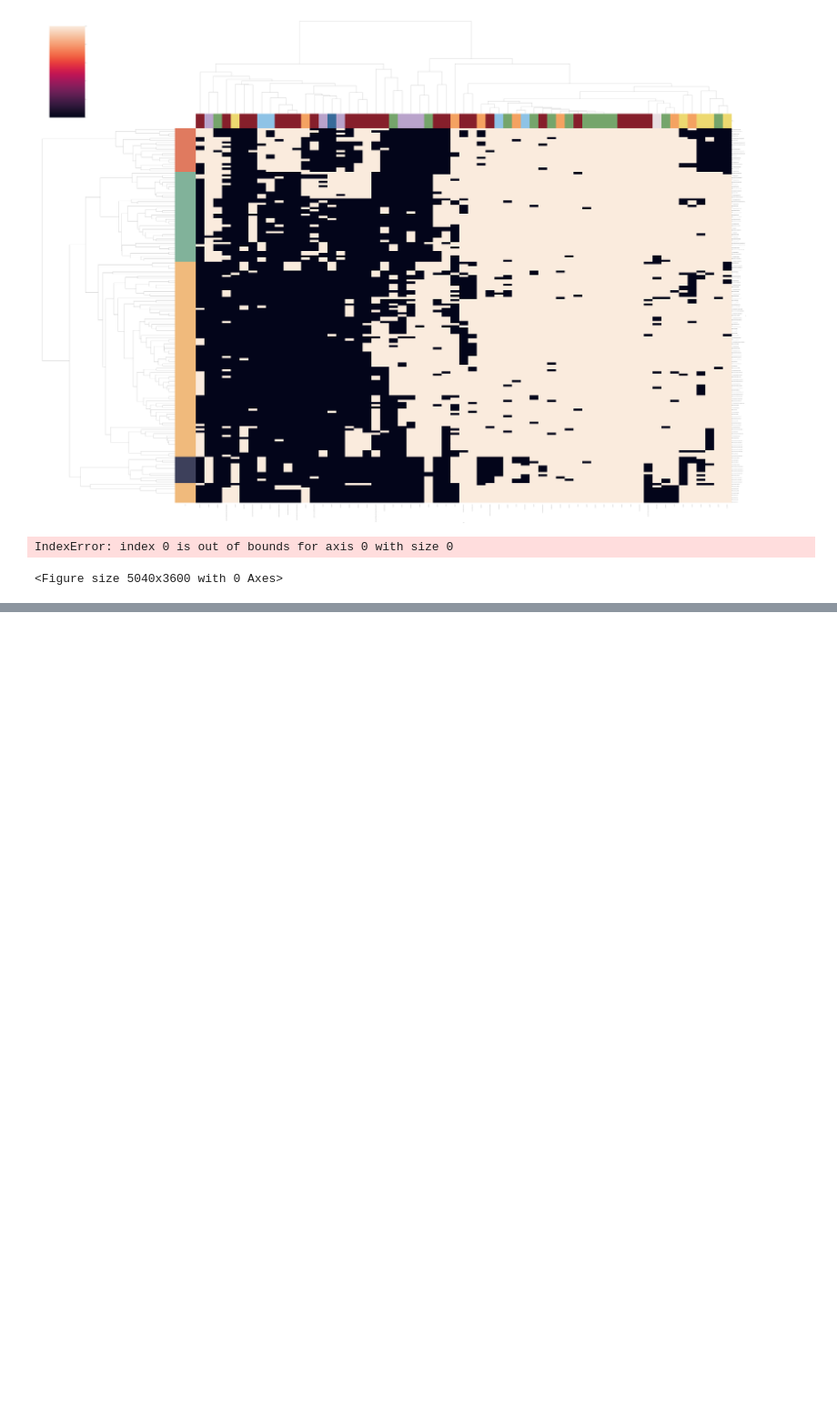
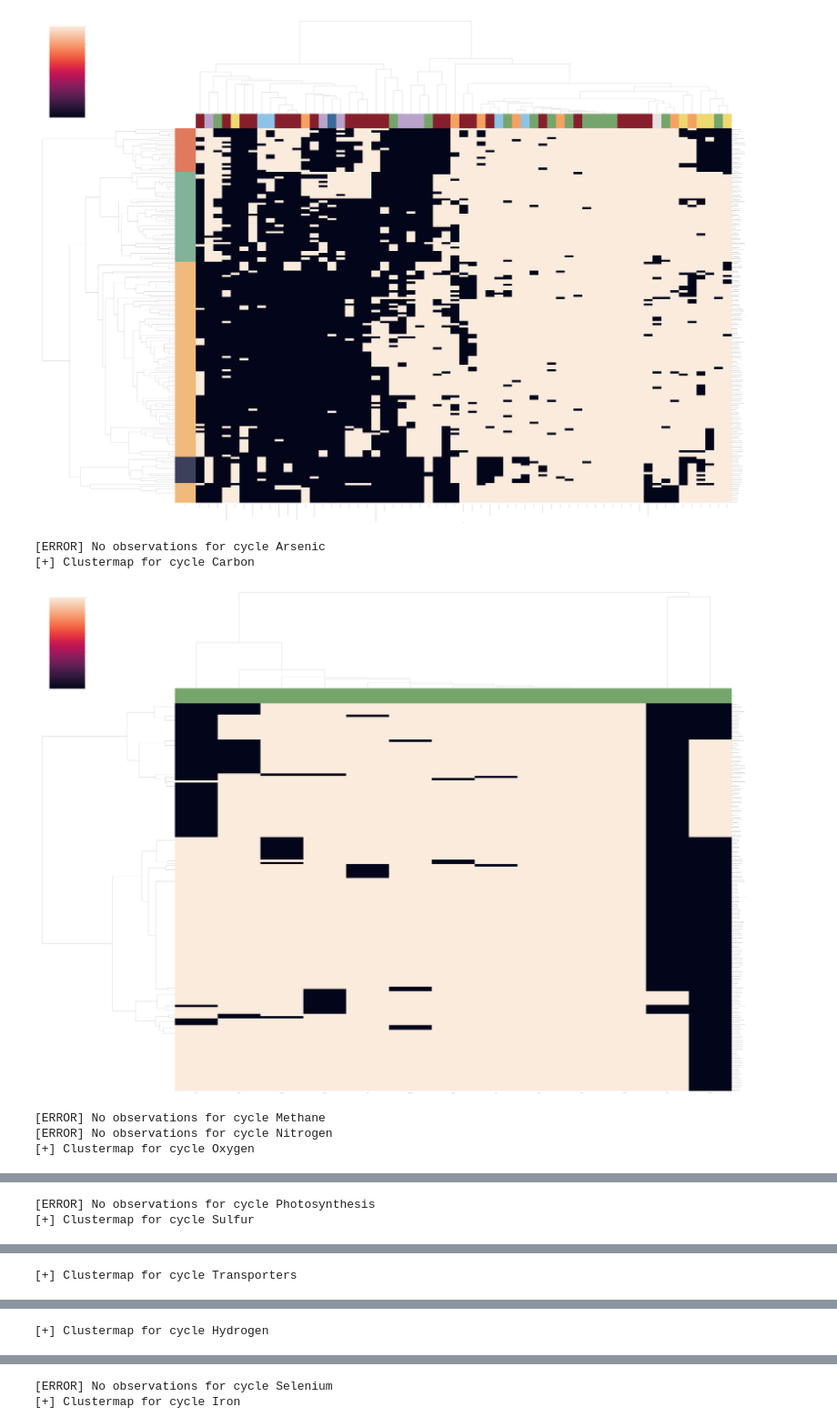
Before and after one commit to giovannellilab/faro-hmm, a Jupyter notebook: notebooks/Pipeline.ipynb, the cells around one changed output, grey strips where cells are left out. Shown at 91% size. Drawn from its saved outputs; the diff is of its cells as text; code cells hidden in the pictures; blank space fills up the shorter version.

Commit message:
Add clustermaps per cycle

```diff
--- a/notebooks/Pipeline.ipynb
+++ b/notebooks/Pipeline.ipynb
@@ -20,8 +20,12 @@ import seaborn as sns
 sns.set(font_scale=0.25)
 # %%
 DATA_DIR = "../data/runs/aquificota/2024-09-29/"
+
 E_VALUE_THR = 1e-5
 CORE_THR = 0.95
+
+CLUSTERMAP_METHOD = "ward"
+CLUSTERMAP_METRIC = "jaccard"
 # %%
 hits_path = os.path.join(
     DATA_DIR,
@@ -341,23 +345,39 @@ custom_cmap = LinearSegmentedColormap.from_list(
 # %%
 for cycle in metadata_df["Cycle"].unique():
 
-    cycle_df = metadata_df[metadata_df["Cycle"] == cycle]
-
-    cycle_hmm_models = cycle_df["hmm_model"].unique()
+    cycle_hmm_models = metadata_df[
+        metadata_df["Cycle"] == cycle
+    ]["hmm_model"].unique()
 
     heat_df_cycle = heat_df_selected_nonzero[[
         col for col in heat_df_selected_nonzero.columns
         if col in cycle_hmm_models
     ]]
 
-    sns.clustermap(
-        data=heat_df_cycle,
-        method="average",
-        metric="hamming",
-        col_colors=cycle_colors,
-        cmap="Blues",
-        figsize=(70, 50)
-    )
+    if len(heat_df_cycle.columns) >= 2:
+        print(f"[+] Clustermap for cycle {cycle}")
+        sns.clustermap(
+            data=heat_df_cycle,
+            method=CLUSTERMAP_METHOD,
+            metric=CLUSTERMAP_METRIC,
+            col_colors=cycle_colors,
+            figsize=(70, 50)
+        )
+        plt.savefig(
+            os.path.join(
+                DATA_DIR,
+                f"heatmap-{'-'.join(selected_models)}-{cycle.lower()}.svg"
+            ),
+            # dpi=600
+        )
+        plt.show()
+
+    else:
+        print(f"[ERROR] No observations for cycle {cycle}")
 # %% [output]
-IndexError: index 0 is out of bounds for axis 0 with size 0
+[ERROR] No observations for cycle Arsenic
+[+] Clustermap for cycle Carbon
+[figure, added]
-<Figure size 5040x3600 with 0 Axes>
+[ERROR] No observations for cycle Methane
+[ERROR] No observations for cycle Nitrogen
+[+] Clustermap for cycle Oxygen
@@ -363,0 +385,2 @@ IndexError: index 0 is out of bounds for axis 0 with size 0
+[ERROR] No observations for cycle Photosynthesis
+[+] Clustermap for cycle Sulfur
@@ -363,0 +388 @@ IndexError: index 0 is out of bounds for axis 0 with size 0
+[+] Clustermap for cycle Transporters
@@ -363,0 +390 @@ IndexError: index 0 is out of bounds for axis 0 with size 0
+[+] Clustermap for cycle Hydrogen
@@ -363,0 +392,2 @@ IndexError: index 0 is out of bounds for axis 0 with size 0
+[ERROR] No observations for cycle Selenium
+[+] Clustermap for cycle Iron
```
Also changed, not shown: parts of 4 cells of this notebook.
